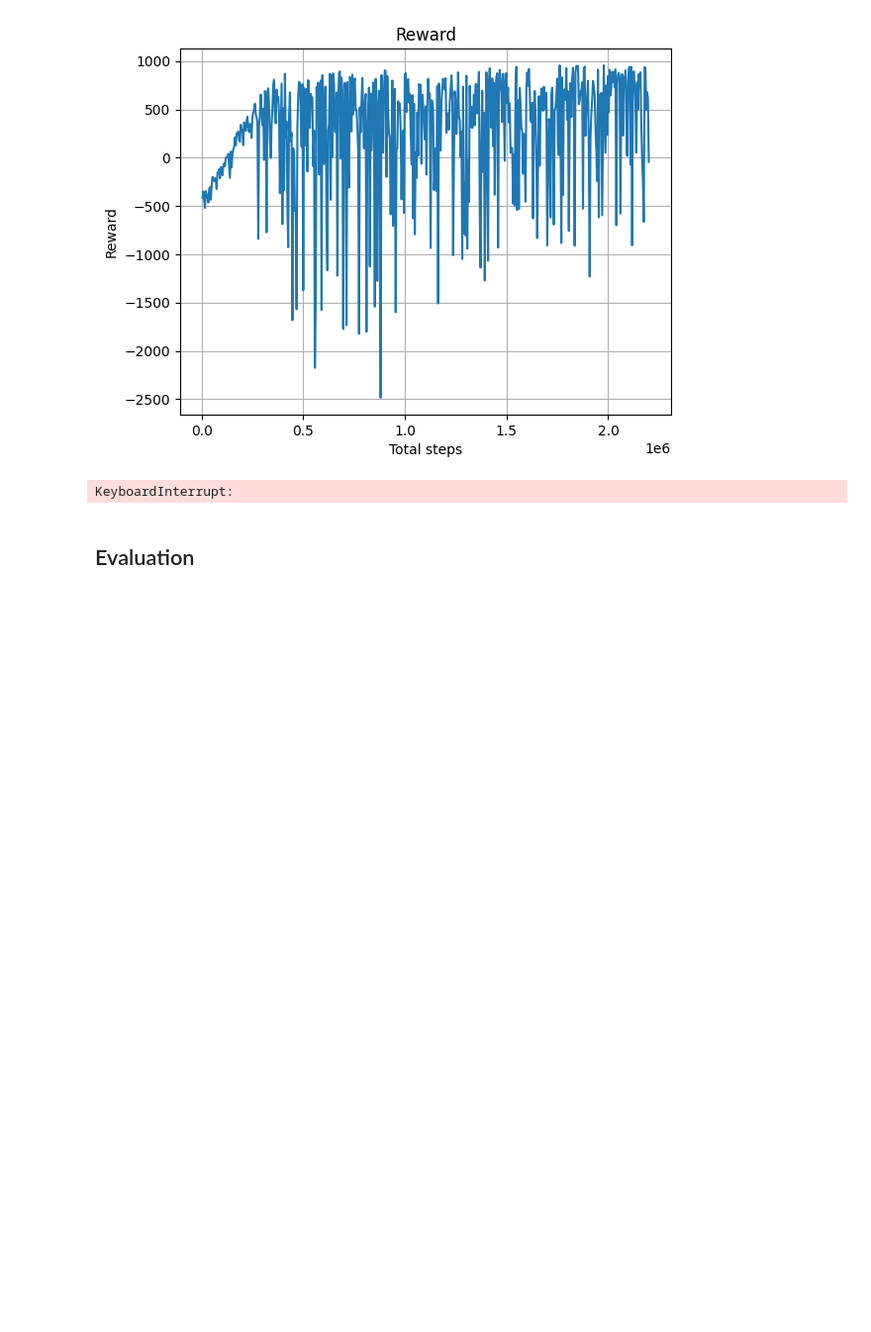
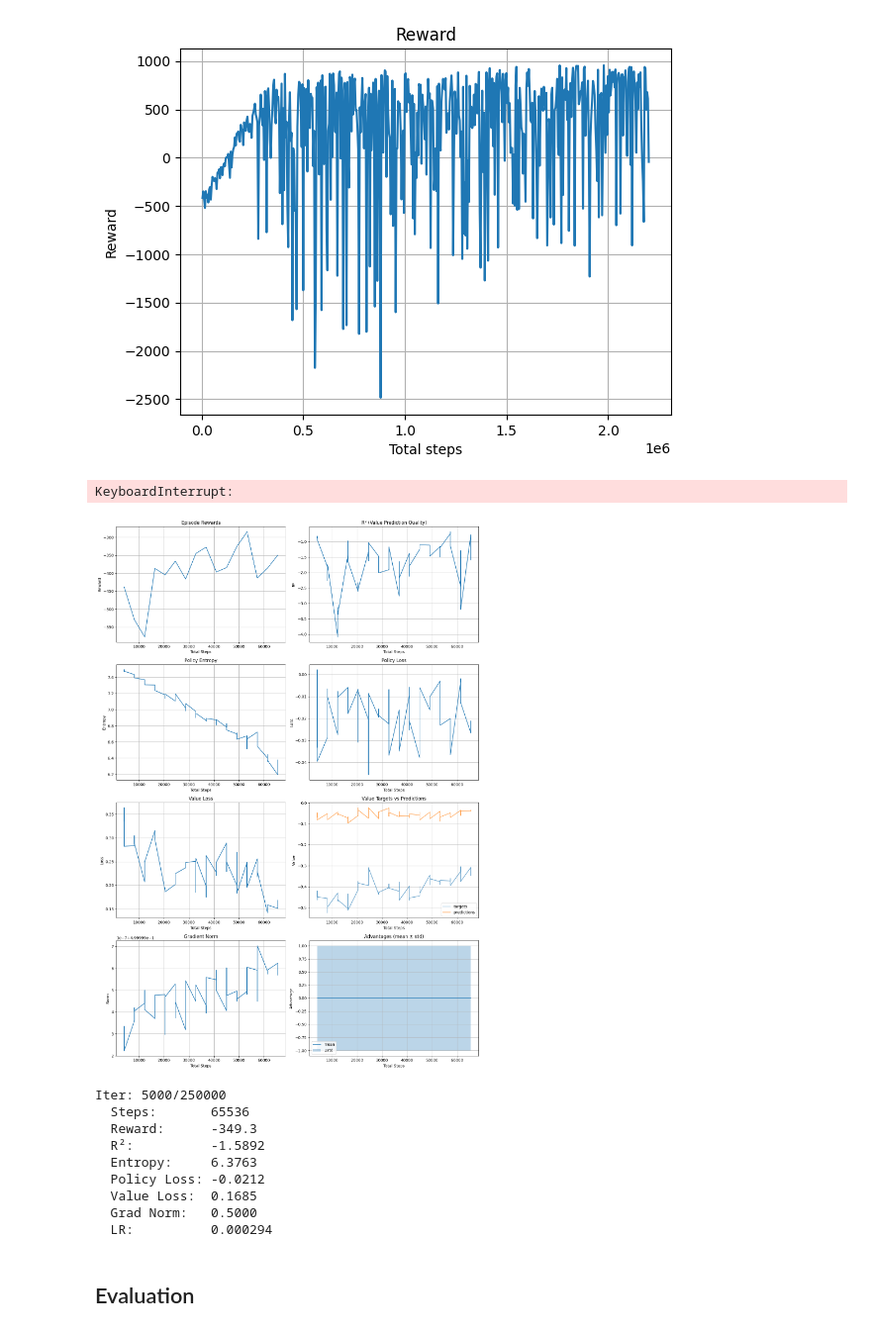
Before and after one commit to MoiseevRoman/RL-course, a Jupyter notebook: hw4/ppo.ipynb, the cells around one changed output. Shown at 99% size. Saved outputs shown, nothing was run; the diff lists cells and outputs as text; code cells hidden in the pictures; blank space fills up the shorter version.

```diff
--- a/hw4/ppo.ipynb
+++ b/hw4/ppo.ipynb
@@ -711,34 +711,6 @@ from matplotlib import pyplot as plt
 [figure]
 KeyboardInterrupt:
 # %%
-import matplotlib.pyplot as plt
-from IPython.display import clear_output
-from tqdm import tqdm
-import numpy as np
-import torch
-from collections import defaultdict
-
-# ── Создание окружения и модели ──
-num_envs = 2
-vec_env = make_vec_env(num_envs=num_envs)
-
-state_dim = vec_env.single_observation_space.shape[0]
-action_dim = vec_env.single_action_space.shape[0]
-
-model = PolicyModel(state_dim, action_dim).cuda()
-policy = Policy(model)
-
-sampler = make_ppo_sampler(vec_env, policy)
-
-# ── Оптимизатор с линейным затуханием lr ──
-optimizer = torch.optim.Adam(model.parameters(), lr=3e-4, eps=1e-5)
-n_iter = 250000
-
-lr_mult = lambda epoch: 1.0 - (epoch / n_iter)
-sched = torch.optim.lr_scheduler.LambdaLR(optimizer, lr_mult)
-
-ppo = PPO(policy, optimizer)
-
 # ── Логирование метрик ──
 log = defaultdict(list)
 log_steps = []
@@ -880,33 +852,44 @@ for i in tqdm(range(n_iter)):
     if (i + 1) % 100 == 0:
         # Reward
         try:
             reward = vec_env.env.env.env.return_queue[-1]
         except (AttributeError, IndexError):
             reward = 0.0
         log["rewards"].append(reward)
 
         # Диагностические метрики
         metrics = compute_metrics(trajectory, None)
         for key, value in metrics.items():
             log[key].append(value)
 
         log_steps.append(sampler.runner.step_var)
 
     # ── 5. Визуализация каждые 5000 итераций ──
     if (i + 1) % 5000 == 0:
         clear_output(True)
         plot_metrics(log, log_steps)
 
         # Печатаем текущие значения
         print(f"Iter: {i+1}/{n_iter}")
         print(f"  Steps:       {sampler.runner.step_var}")
         print(f"  Reward:      {log['rewards'][-1]:.1f}")
         print(f"  R²:          {log['r_squared'][-1]:.4f}")
         print(f"  Entropy:     {log['entropy'][-1]:.4f}")
         print(f"  Policy Loss: {log['policy_loss'][-1]:.4f}")
         print(f"  Value Loss:  {log['value_loss'][-1]:.4f}")
         print(f"  Grad Norm:   {log['grad_norm'][-1]:.4f}")
         print(f"  LR:          {sched.get_last_lr()[0]:.6f}")
+# %% [output]
+[figure, added]
+Iter: 5000/250000
+  Steps:       65536
+  Reward:      -349.3
+  R²:          -1.5892
+  Entropy:     6.3763
+  Policy Loss: -0.0212
+  Value Loss:  0.1685
+  Grad Norm:   0.5000
+  LR:          0.000294
 # %% [markdown]
 ## Evaluation
 # %%
```
